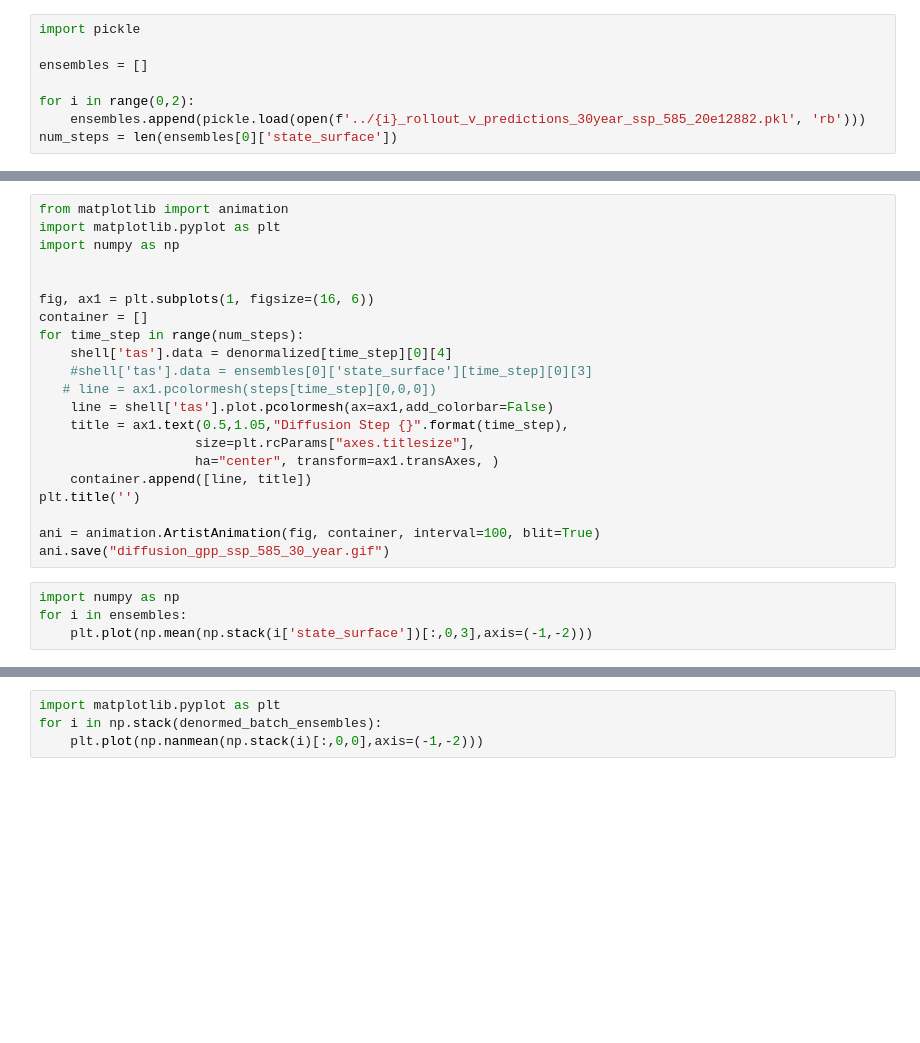
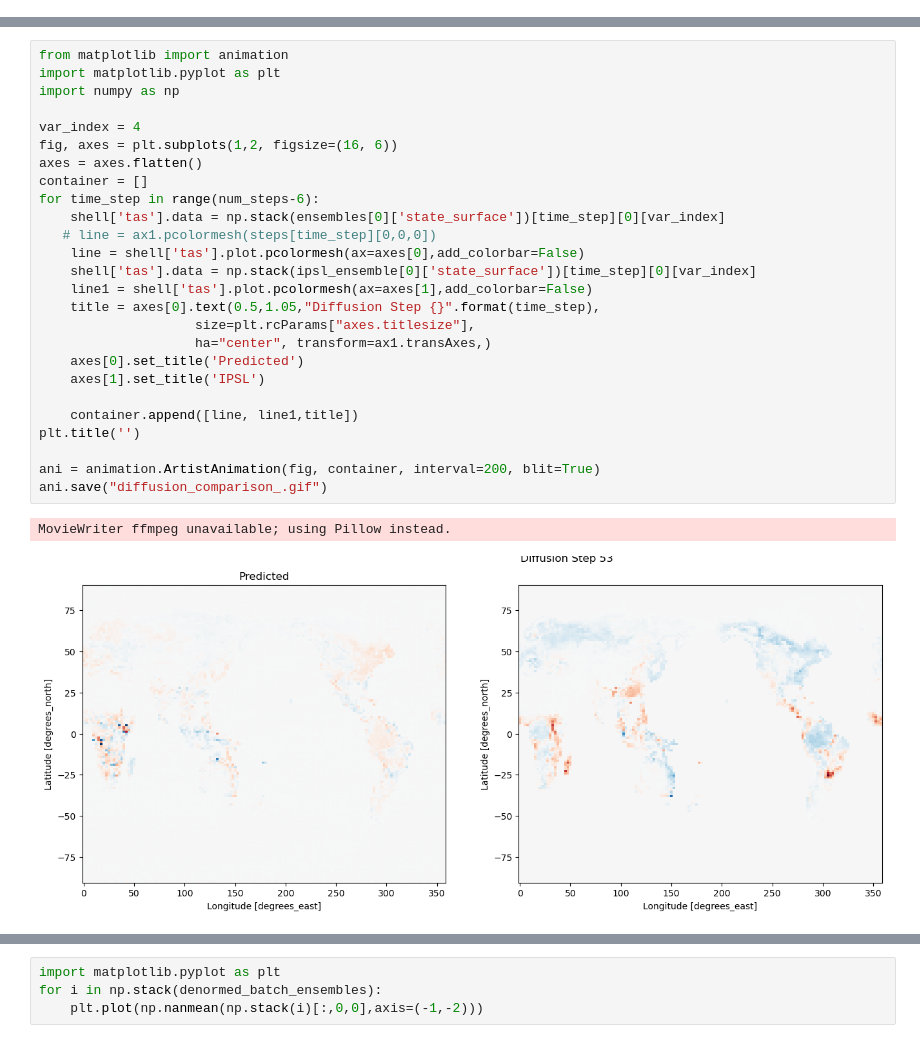
Before and after one commit to grahamclyne/ipsl_dcpp, a Jupyter notebook: ipsl_dcpp/model/ensemble_analysis.ipynb, the cells around one changed output, grey strips where cells are left out. Cells and saved outputs as stored; diff of their text form; blank space fills up the shorter version.

```diff
--- a/ipsl_dcpp/model/ensemble_analysis.ipynb
+++ b/ipsl_dcpp/model/ensemble_analysis.ipynb
@@ -1,11 +1,3 @@
-# %%
-import pickle
-
-ensembles = []
-
-for i in range(0,2):
-    ensembles.append(pickle.load(open(f'../{i}_rollout_v_predictions_30year_ssp_585_20e12882.pkl', 'rb')))
-num_steps = len(ensembles[0]['state_surface'])
 # %%
 #from ipsl_dcpp.model.ipsl_dataset import IPSL_DCPP
 import torch
@@ -119,25 +153,29 @@ shell[var_name].plot.pcolormesh(ax=ax2)
 # %%
 from matplotlib import animation
 import matplotlib.pyplot as plt
 import numpy as np
 
+var_index = 4
+fig, axes = plt.subplots(1,2, figsize=(16, 6))
+axes = axes.flatten()
+container = []
+for time_step in range(num_steps-6):
+    shell['tas'].data = np.stack(ensembles[0]['state_surface'])[time_step][0][var_index]
+   # line = ax1.pcolormesh(steps[time_step][0,0,0])
+    line = shell['tas'].plot.pcolormesh(ax=axes[0],add_colorbar=False)
+    shell['tas'].data = np.stack(ipsl_ensemble[0]['state_surface'])[time_step][0][var_index]
+    line1 = shell['tas'].plot.pcolormesh(ax=axes[1],add_colorbar=False)
+    title = axes[0].text(0.5,1.05,"Diffusion Step {}".format(time_step),
+                    size=plt.rcParams["axes.titlesize"],
+                    ha="center", transform=ax1.transAxes,)
+    axes[0].set_title('Predicted')
+    axes[1].set_title('IPSL')
 
-fig, ax1 = plt.subplots(1, figsize=(16, 6))
-container = []
-for time_step in range(num_steps):
-    shell['tas'].data = denormalized[time_step][0][4]
-    #shell['tas'].data = ensembles[0]['state_surface'][time_step][0][3]
-   # line = ax1.pcolormesh(steps[time_step][0,0,0])
-    line = shell['tas'].plot.pcolormesh(ax=ax1,add_colorbar=False)
-    title = ax1.text(0.5,1.05,"Diffusion Step {}".format(time_step),
-                    size=plt.rcParams["axes.titlesize"],
-                    ha="center", transform=ax1.transAxes, )
-    container.append([line, title])
+    container.append([line, line1,title])
 plt.title('')
 
-ani = animation.ArtistAnimation(fig, container, interval=100, blit=True)
-ani.save("diffusion_gpp_ssp_585_30_year.gif")
+ani = animation.ArtistAnimation(fig, container, interval=200, blit=True)
+ani.save("diffusion_comparison_.gif")
+# %% [output]
+MovieWriter ffmpeg unavailable; using Pillow instead.
+[figure, added]
-# %%
-import numpy as np
-for i in ensembles:
-    plt.plot(np.mean(np.stack(i['state_surface'])[:,0,3],axis=(-1,-2)))
```
Also changed, not shown: parts of 29 cells of this notebook, 13 other files.
